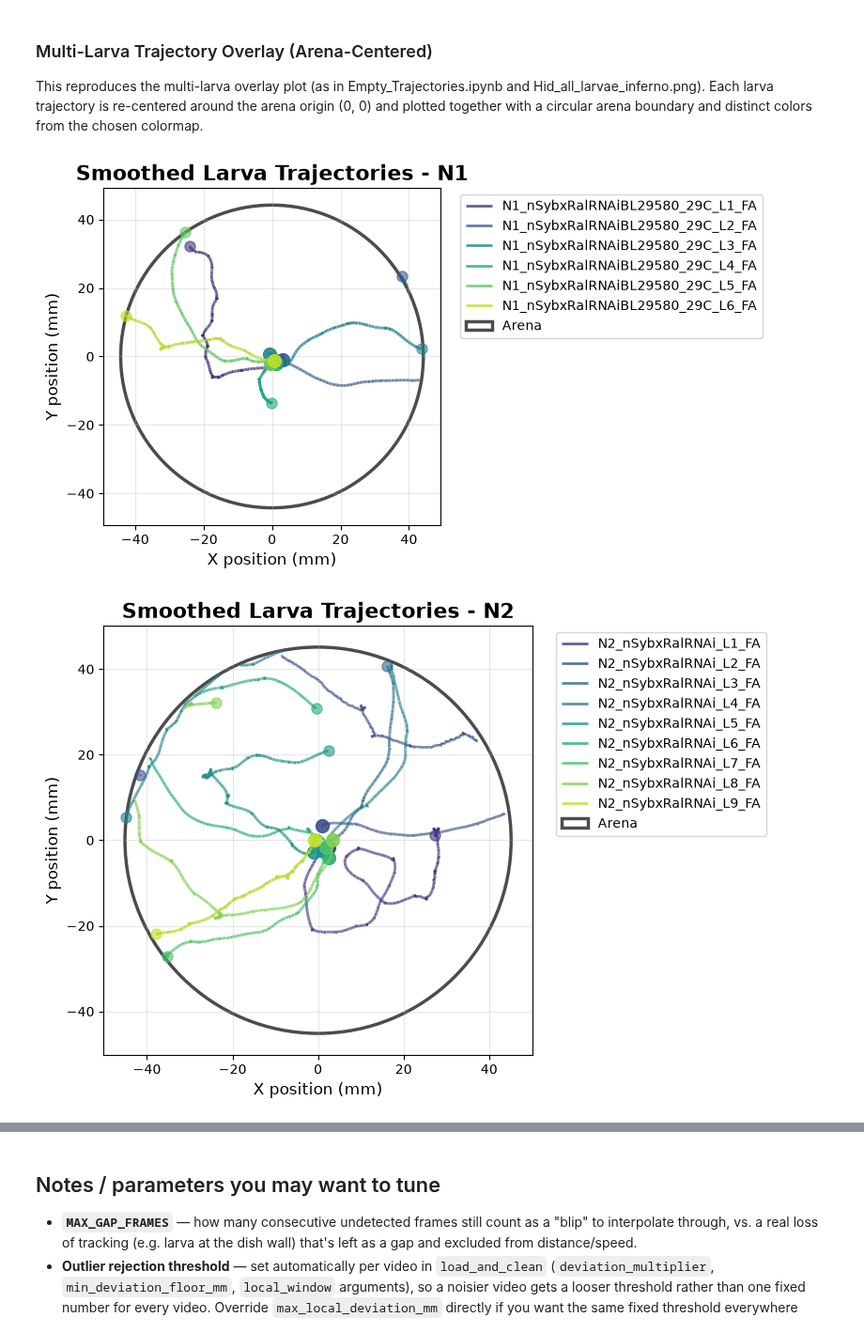
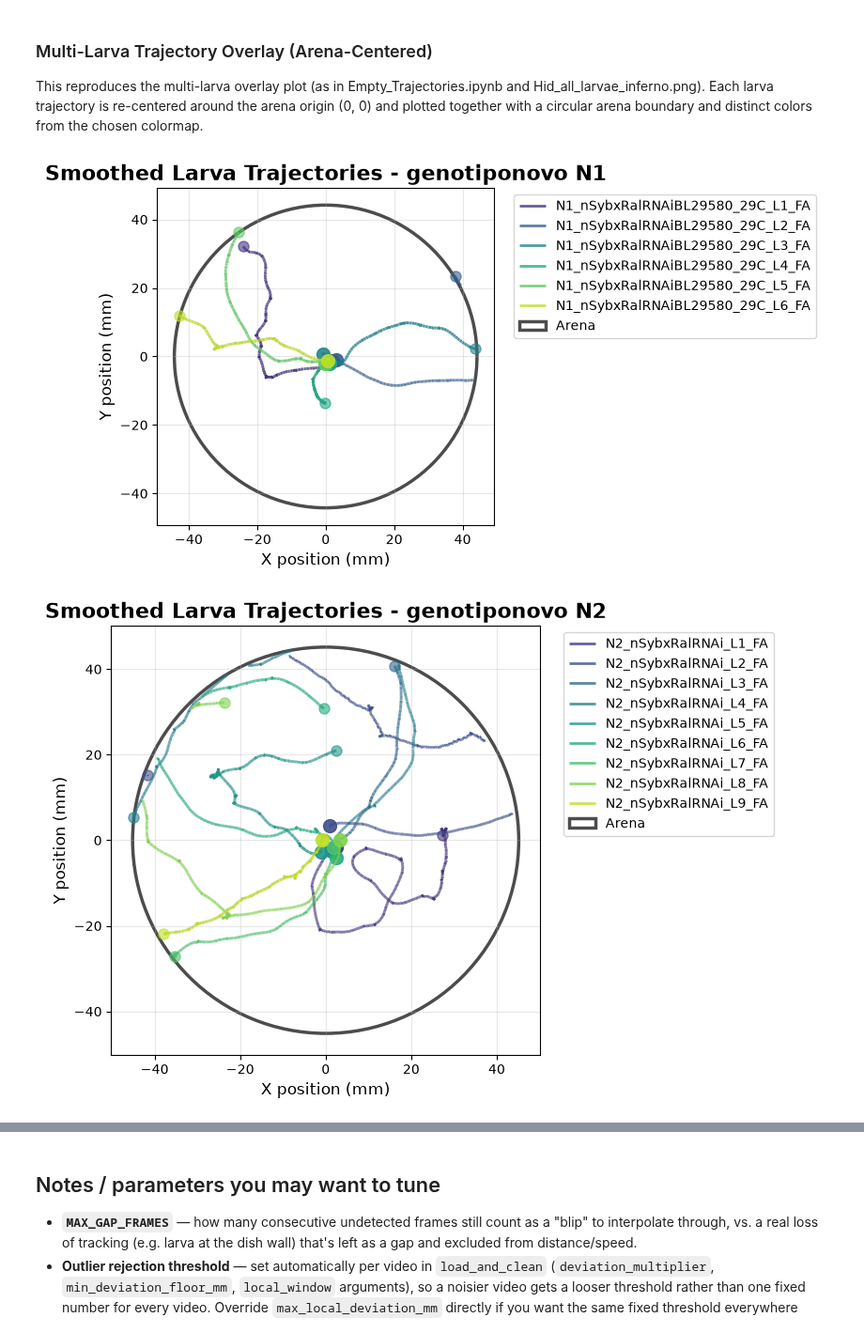
Before and after one commit to TSGouveia/Behavior, a Jupyter notebook: python/larva_crawling_analysis.ipynb, the cells around one changed output, grey strips where cells are left out. Shown at 94% size. Saved outputs shown, nothing was run; the diff lists cells and outputs as text; code cells hidden in the pictures.

```diff
--- a/python/larva_crawling_analysis.ipynb
+++ b/python/larva_crawling_analysis.ipynb
@@ -156,9 +160,13 @@ videos should show zero or a couple of short entries here.
 for name, df_larva in larva_dfs.items():
     events = list_flagged_events(df_larva)
     if not events.empty:
-        print(f'Flagged events for {name}:')
+        genotype = df_larva.attrs.get('genotype', '')
+        larva_id = Path(name).stem
+        print(f'Flagged events for {genotype} - {larva_id}:')
         print(events.to_string(index=False))
         print()
     else:
-        print(f'{name}: No flagged events.\n')
+        genotype = df_larva.attrs.get('genotype', '')
+        larva_id = Path(name).stem
+        print(f'{genotype} - {larva_id}: No flagged events.\n')
 # %% [output]
@@ -194,7 +202,7 @@ time_clim = (0.0, float(max_recording_time_s))
 for name, df_larva in larva_dfs.items():
     fig, ax = plot_trajectory(
         df_larva,
-        title=name,
+        title=f"{df_larva.attrs.get('genotype', '')} - {Path(name).stem}",
         dish_center_mm=DISH_CENTER_MM,
         dish_radius_mm=DISH_RADIUS_MM,
         clim=time_clim,
@@ -238,7 +246,7 @@ if max_t_s not in time_ticks:
     time_ticks.append(max_t_s)
 
 for genotype, cohort_dict in sorted(genotype_cohort_larvae.items()):
-    fig, ax = plt.subplots(figsize=(10, 5))
+    fig, ax = plt.subplots(figsize=(10, 5), layout="constrained")
     palette = plt.cm.tab10(np.linspace(0, 1, max(10, len(cohort_dict))))
 
     for idx, (cohort, items) in enumerate(sorted(cohort_dict.items())):
@@ -286,6 +294,5 @@ for genotype, cohort_dict in sorted(genotype_cohort_larvae.items()):
     ax.set_title(f"Median Speed Over Time - {genotype} (by NX Cohort, IQR shaded, {EPOCH_S}s epochs)", fontsize=12, weight="bold")
     ax.legend(bbox_to_anchor=(1.04, 1), loc="upper left", frameon=True, fontsize=10)
     ax.grid(True, alpha=0.3)
-    plt.tight_layout()
     plt.show()
 # %% [output]
@@ -305,7 +313,7 @@ if max_t_s not in time_ticks:
     time_ticks.append(max_t_s)
 
 for genotype, cohort_dict in sorted(genotype_cohort_larvae.items()):
-    fig, ax = plt.subplots(figsize=(10, 5))
+    fig, ax = plt.subplots(figsize=(10, 5), layout="constrained")
     palette = plt.cm.tab10(np.linspace(0, 1, max(10, len(cohort_dict))))
 
     for idx, (cohort, items) in enumerate(sorted(cohort_dict.items())):
@@ -349,6 +357,5 @@ for genotype, cohort_dict in sorted(genotype_cohort_larvae.items()):
     ax.set_title(f"Median Cumulative Distance Over Time - {genotype} (by NX Cohort, IQR shaded)", fontsize=12, weight="bold")
     ax.legend(bbox_to_anchor=(1.04, 1), loc="upper left", frameon=True, fontsize=10)
     ax.grid(True, alpha=0.3)
-    plt.tight_layout()
     plt.show()
 # %% [output]
@@ -484,38 +488,40 @@ with a circular arena boundary and distinct colors from the chosen colormap.
 genotype_cohort_overlay = {}
 
 for p in csv_paths:
-    df_larva = larva_dfs.get(p.stem) if p.stem in larva_dfs else load_and_clean(
-        p, fps=FPS, max_gap_frames=MAX_GAP_FRAMES,
-        arena_margin_fraction=ARENA_MARGIN_FRACTION,
-        max_bridge_dist_mm=MAX_BRIDGE_DIST_MM
-    )
-    if p.stem not in larva_dfs:
+    if str(p) in larva_dfs:
+        df_larva = larva_dfs[str(p)]
+    elif p.stem in larva_dfs:
+        df_larva = larva_dfs[p.stem]
+    else:
+        df_larva = None
+    if df_larva is None:
+        df_larva = load_and_clean(p, fps=FPS, max_gap_frames=MAX_GAP_FRAMES, arena_margin_fraction=ARENA_MARGIN_FRACTION, max_bridge_dist_mm=MAX_BRIDGE_DIST_MM)
         df_larva = compute_kinematics(df_larva, max_speed_mm_s=MAX_SPEED_MM_S)
 
     meta = parse_filename_metadata(p)
     genotype = df_larva.attrs.get("genotype") or meta.get("genotype") or "Unknown"
     cohort = meta.get("cohort") or "All"
     label = meta.get("stem", p.stem)
 
     genotype_cohort_overlay.setdefault(genotype, {}).setdefault(cohort, {"dfs": [], "labels": []})
     genotype_cohort_overlay[genotype][cohort]["dfs"].append(df_larva)
     genotype_cohort_overlay[genotype][cohort]["labels"].append(label)
 
 results_folder = Path("../data/results") if Path("../data/results").exists() else Path("data/results") if Path("data/results").exists() else Path(".")
 
 # Multi-larva arena-centered overlay plot for EACH genotype and NX cohort
 for genotype, cohort_dict in sorted(genotype_cohort_overlay.items()):
     for cohort in sorted(cohort_dict.keys()):
         c_data = cohort_dict[cohort]
         c_save_path = results_folder / f"{genotype}_{cohort}_larvae_trajectory_overlay.png"
         fig, ax = plot_multi_larva_overlay(
             c_data["dfs"],
             labels=c_data["labels"],
             title=f"Smoothed Larva Trajectories - {genotype} {cohort}",
             palette_name="viridis",
             save_path=str(c_save_path),
         )
         plt.show()
 # %% [output]
-[figure, old version]
+[figure, new version]
-[figure, old version]
+[figure, new version]
```
Also changed, not shown: parts of 11 cells of this notebook, 22 other files.
